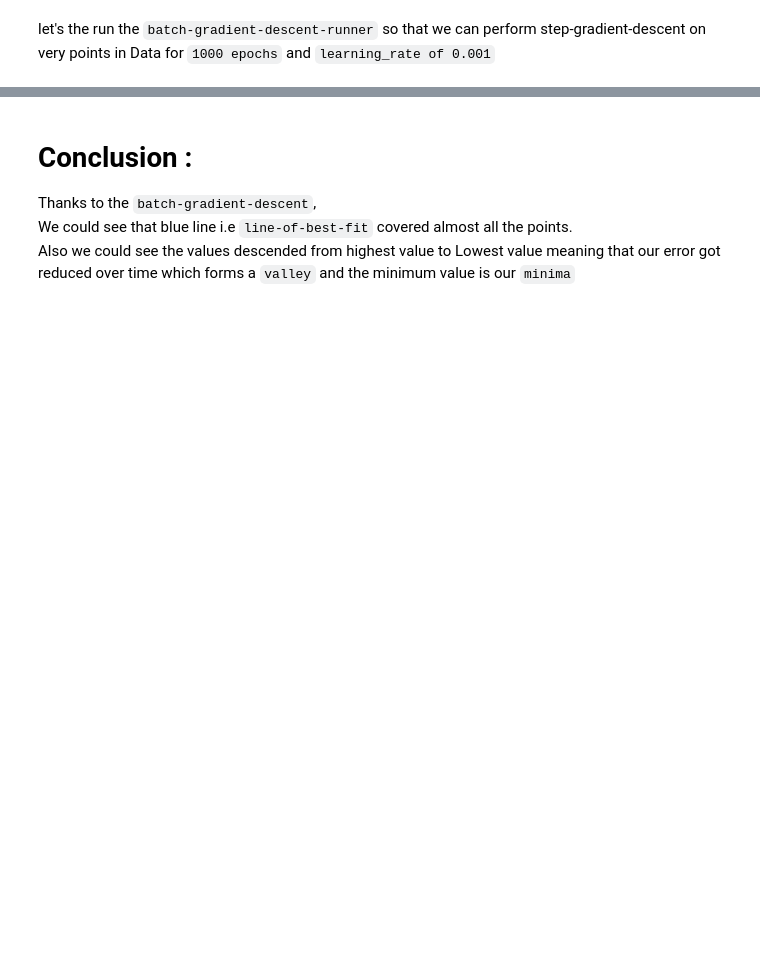
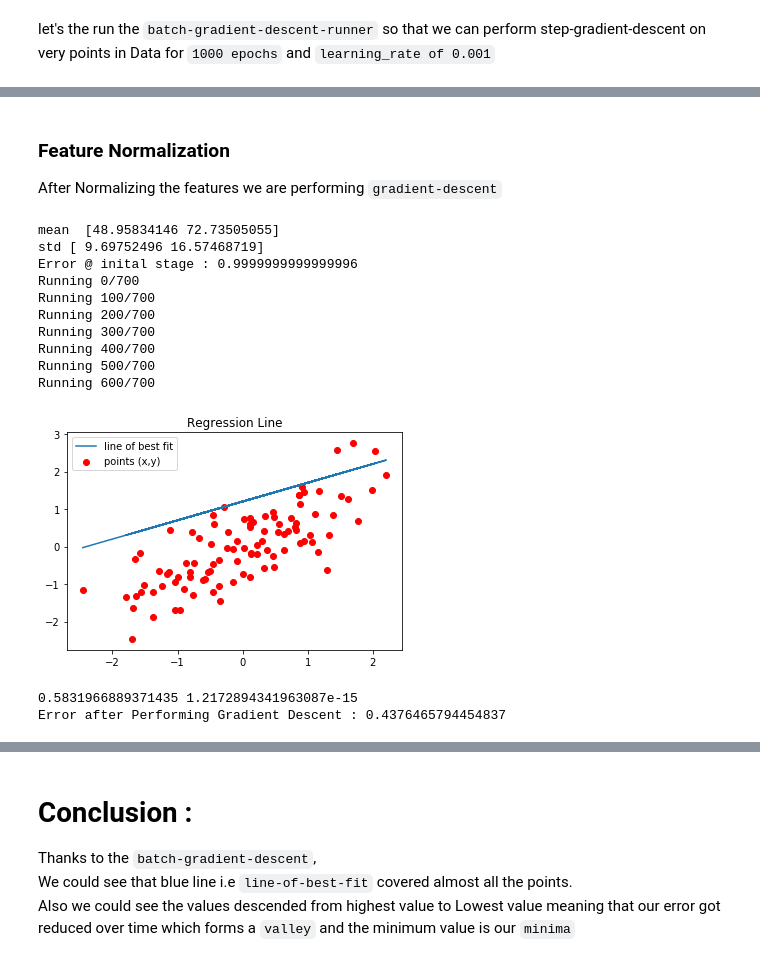
Before and after one commit to guruprasaad123/ml_for_life, a Jupyter notebook: from_scratch/gradient-descent/batch-gradient-descent.ipynb, the cells around one changed output, grey strips where cells are left out. Drawn from its saved outputs; the diff is of its cells as text; code cells hidden in the pictures; blank space fills up the shorter version.

```diff
--- a/from_scratch/gradient-descent/batch-gradient-descent.ipynb
+++ b/from_scratch/gradient-descent/batch-gradient-descent.ipynb
@@ -138,0 +210,34 @@ Error after Performing Gradient Descent : 112.61481011613475
+# %% [markdown]
+### Feature Normalization
+After Normalizing the features we are performing `gradient-descent`
+# %%
+def start():
+    data = genfromtxt(path.join('data.csv'),delimiter=',')
+    data = featureNormalize(data)
+    initial_m = 0
+    initial_b = 0
+    error=compute_error(data,initial_m,initial_b)
+    print("Error @ inital stage : {}".format(error))
+    (m,b,m_array,b_array)=perform_gradient_descent(data,initial_m,initial_b,0.001,700)
+    #print('gradient ',m,b)
+    N=len(m_array)
+    e_array=[]
+    error=compute_error(data,m,b)
+    print(m,b)
+    print("Error after Performing Gradient Descent : {}".format(error))
+
+start()
+# %% [output]
+mean  [48.95834146 72.73505055]
+std [ 9.69752496 16.57468719]
+Error @ inital stage : 0.9999999999999996
+Running 0/700
+Running 100/700
+Running 200/700
+Running 300/700
+Running 400/700
+Running 500/700
+Running 600/700
+[figure, added]
+0.5831966889371435 1.2172894341963087e-15
+Error after Performing Gradient Descent : 0.4376465794454837
```
Also changed, not shown: parts of 15 cells of this notebook, 5 other files.
